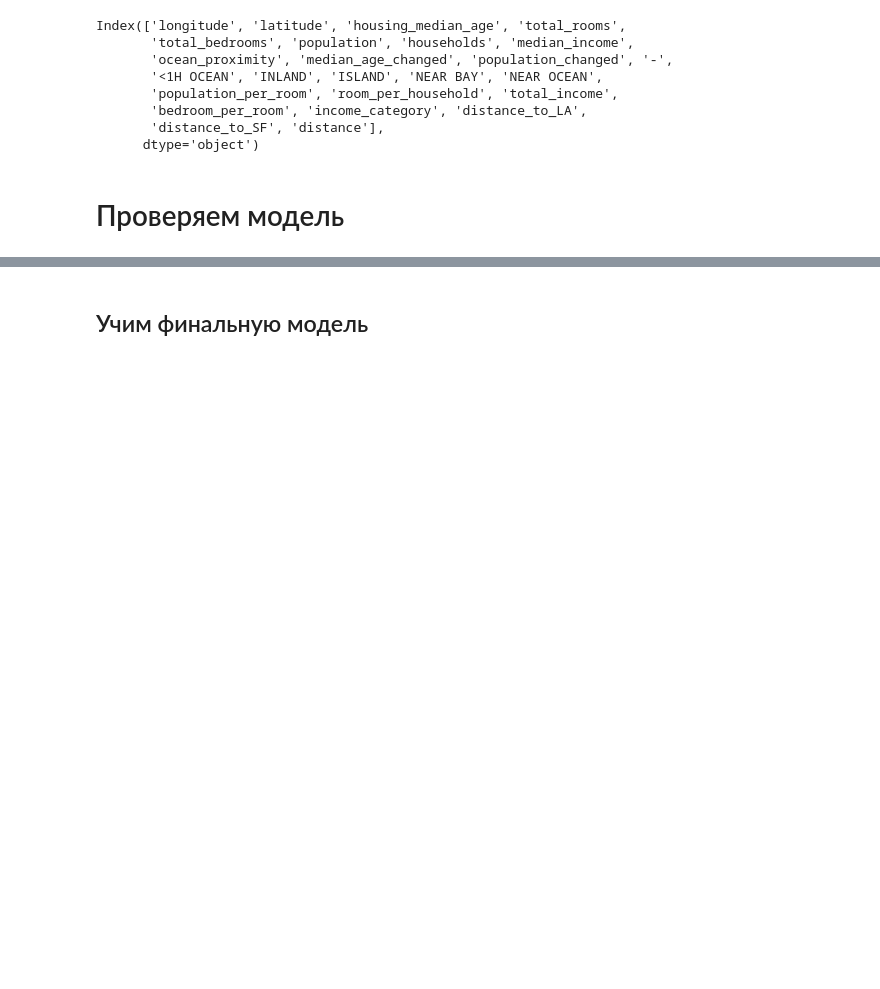
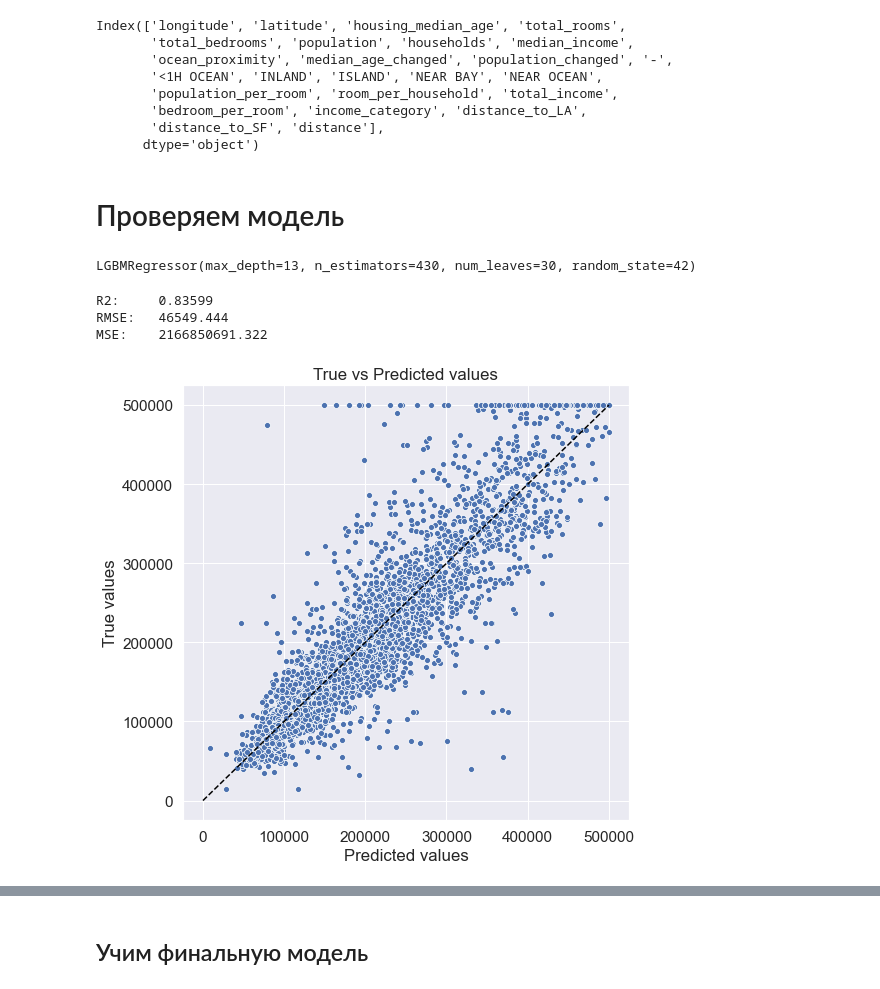
Before and after one commit to Maximrez/ITAcademySamsung, a Jupyter notebook: Predication_house_price.ipynb, the cells around one changed output, grey strips where cells are left out. Drawn from its saved outputs; the diff is of its cells as text; code cells hidden in the pictures; blank space fills up the shorter version.

```diff
--- a/Predication_house_price.ipynb
+++ b/Predication_house_price.ipynb
@@ -115,6 +115,12 @@ def corelate_df(df, minimal):
 
     plt.title('Correlation matrix')
     plt.show()
+# %%
+def maximize_pred(predictions):
+    for j in range(len(predictions)):
+        if predictions[j] > 500000:
+            predictions[j] = 500001
+    return predictions
 # %% [markdown]
 # Загрузка данных
 # %%
@@ -481,0 +427,6 @@ X1_final = X_final[remain_features]
+# %%
+model = LGBMRegressor(max_depth=13, n_estimators=430, num_leaves=30, random_state=42)
+
+model.fit(X_train, y_train)
+# %% [output]
+LGBMRegressor(max_depth=13, n_estimators=430, num_leaves=30, random_state=42)
@@ -481,0 +436,7 @@ X1_final = X_final[remain_features]
+# %%
+evaluate_preds(y_test['median_house_value'], y_pred_test)
+# %% [output]
+R2:     0.83599
+RMSE:   46549.444
+MSE:    2166850691.322
+[figure, added]
```
Also changed, not shown: parts of 26 cells of this notebook.
